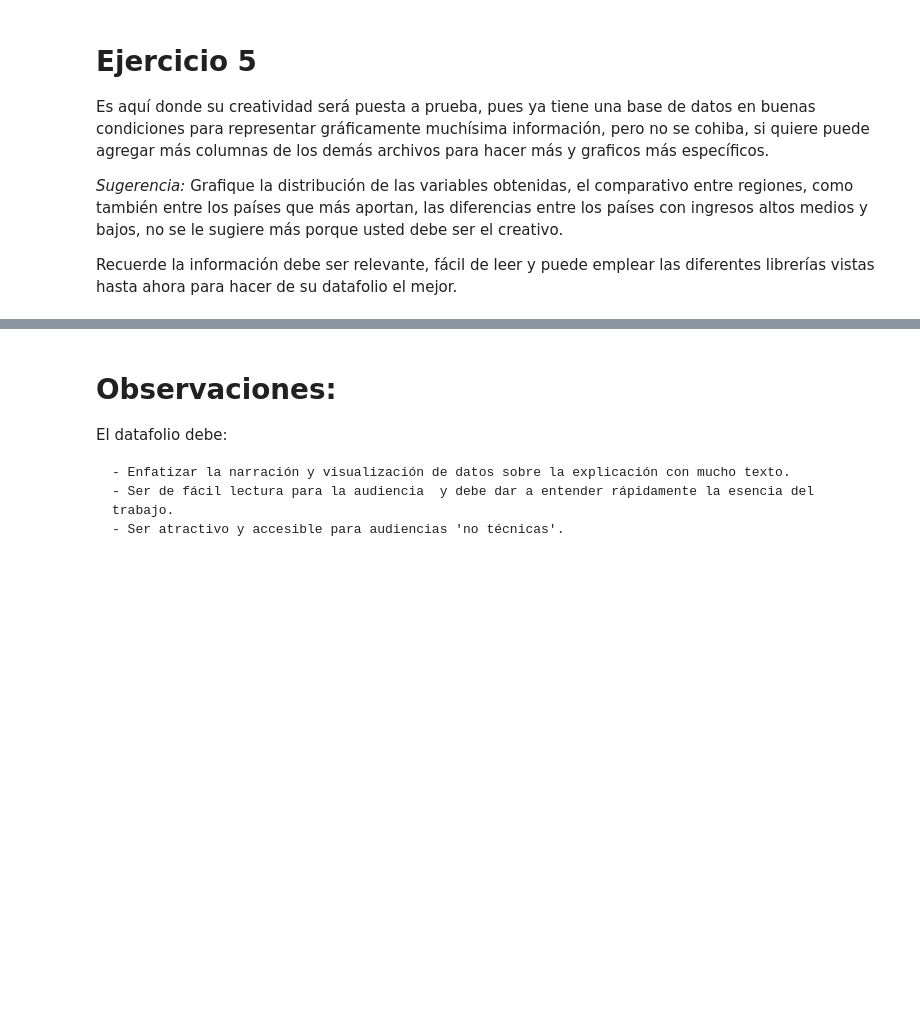
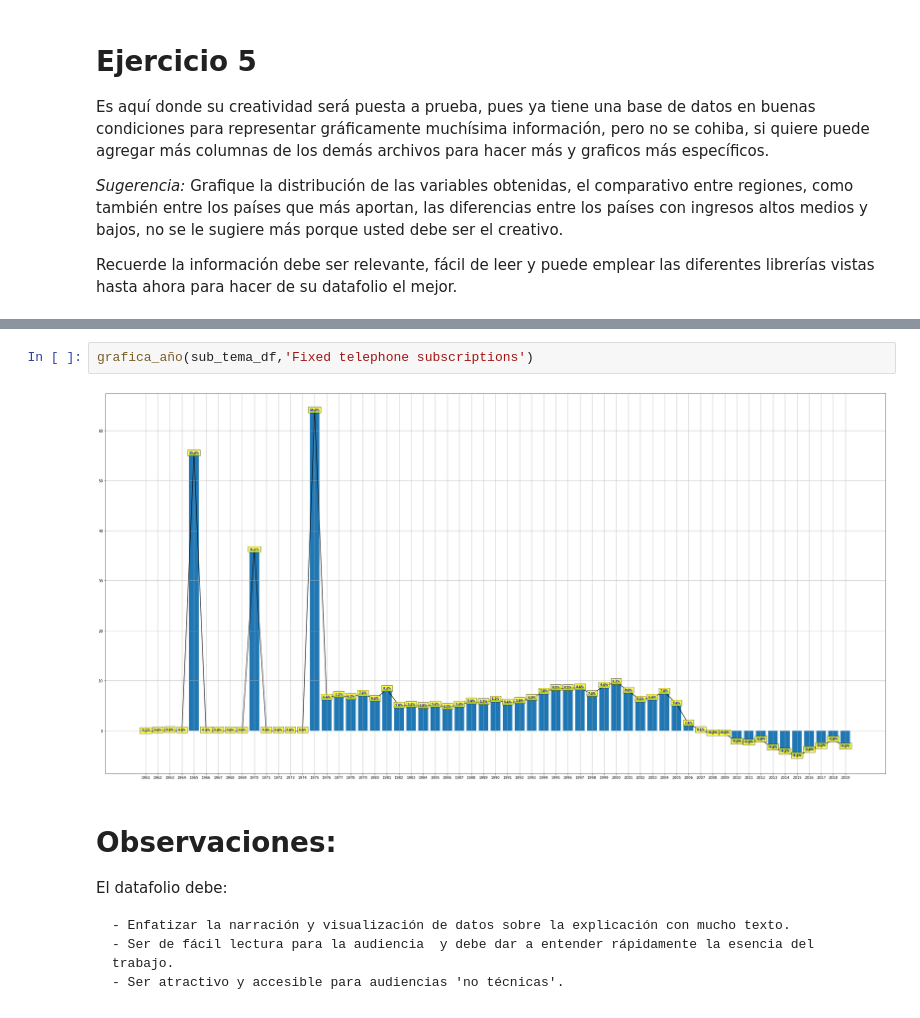
Before and after one commit to Brayanpaezperez/Trabajos_2_semestre, a Jupyter notebook: Datafolio/WDI - Datafolio.ipynb, the cells around one changed output, grey strips where cells are left out. Cells and saved outputs as stored; diff of their text form; blank space fills up the shorter version.

```diff
--- a/Datafolio/WDI - Datafolio.ipynb
+++ b/Datafolio/WDI - Datafolio.ipynb
@@ -81,3 +164,7 @@ Recuerde la información debe ser relevante, fácil de leer y puede emplear las
+# %%
+grafica_año(sub_tema_df,'Fixed telephone subscriptions')
+# %% [output]
+[figure, added]
 # %% [markdown]
 # Observaciones:
 El datafolio debe:
```
Also changed, not shown: parts of 6 cells of this notebook.
